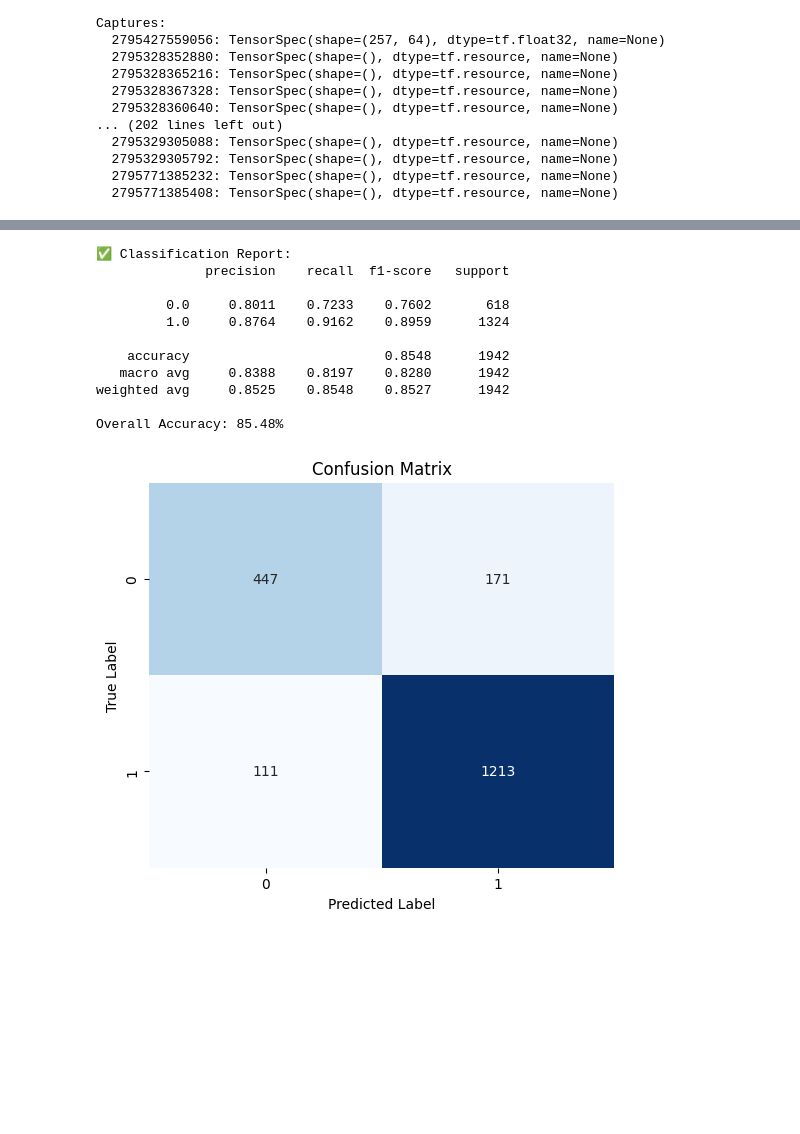
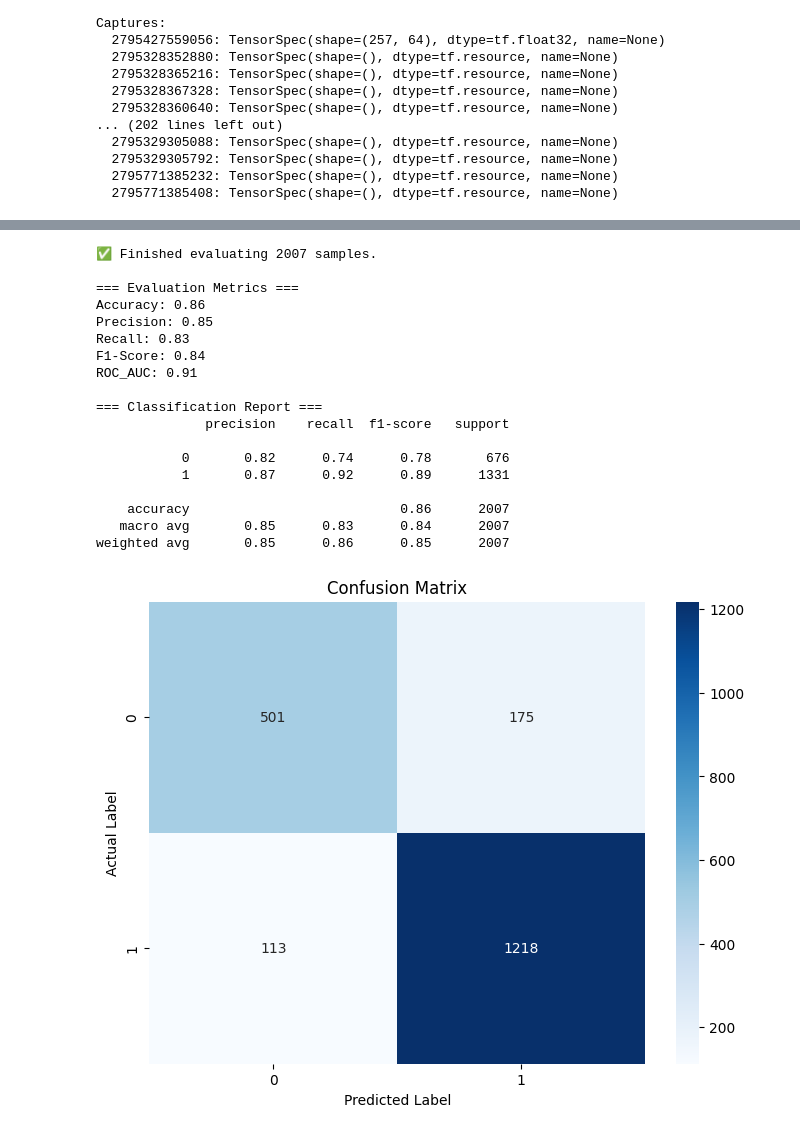
Before and after one commit to AlexPhang-M/CoughDetection_TinyML_KnowledgeDistillation_google-health, a Jupyter notebook: Code.ipynb, the cells around one changed output, grey strips where cells are left out. Cells and saved outputs as stored; diff of their text form; code cells hidden in the pictures; blank space fills up the shorter version.

```diff
--- a/Code.ipynb
+++ b/Code.ipynb
@@ -853,8 +849,6 @@ print("Sklearn intercept_ shape:", classifier.intercept_.shape)
 Sklearn coef_ shape: (1, 1024)
 Sklearn intercept_ shape: (1,)
 # %%
-from tensorflow.keras import layers, Model
-
 base = combined  # (None, 512)
 
 inp = base.input
@@ -866,9 +860,11 @@ concat_emb = layers.Concatenate(axis=-1)([embeddings, embeddings])  # (None, 102
 # Logistic regression head
 output = layers.Dense(1, activation="sigmoid", name="logistic_regression")(concat_emb)
 
-full_model = Model(inputs=concat_emb, outputs=output)
+full_model = Model(inputs=waveform_input, outputs=output)
+lr_model = Model(inputs=concat_emb, outputs=output)
 
 full_model.get_layer("logistic_regression").set_weights([w.reshape(1024, 1), b])
+lr_model.get_layer("logistic_regression").set_weights([w.reshape(1024, 1), b])
 print("✅ Logistic regression weights loaded successfully.")
 # %% [output]
 ✅ Logistic regression weights loaded successfully.
@@ -1121,5 +1088,4 @@ Overall Accuracy: 85.48%
 # %%
-import warnings
 warnings.filterwarnings("ignore", message="PySoundFile failed. Trying audioread instead.")
 
 clf_sklearn = LogisticRegression()
@@ -1178,13 +1144,20 @@ for i, (label_path, audio_path) in enumerate(val_pairs):
 
 # ---------- Summary ----------
 if results:
-    y_true = np.array([r["true_label"] for r in results])
+    # Convert true labels to numeric if necessary
+    label_map = {"positive": 1, "negative": 0, "cough": 1, "non_cough": 0}
+    y_true = np.array([label_map.get(r["true_label"], r["true_label"]) for r in results])
     y_pred = np.array([r["pred_label"] for r in results])
+    y_proba = np.array([r["max_prob"] for r in results])
 
-    acc = np.mean(y_true == y_pred)
-    print(f"\n✅ Validation Accuracy: {acc*100:.2f}% ({len(results)} samples)")
+    # Ensure numeric y_true
+    y_true = np.array([
+        int(x) if isinstance(x, (int, float, np.integer, np.floating)) or str(x).isdigit() else 0
+        for x in y_true
+    ])
+
 else:
-    print("⚠️ No results collected — check file paths or labels.")
+    print("No valid results.")
 # %% [output]
 [1/2007] 0012c608-33d0-4ef7-bde3-75a0b1a0024e.webm | True: 0 | Pred: 0 | AvgProb: 0.064 | MaxProb: 0.064
 [2/2007] 004c24d8-e8cd-4755-86f6-5a1d8c7920c7.webm | True: 1 | Pred: 1 | AvgProb: 0.809 | MaxProb: 1.000
@@ -1350,35 +1179,26 @@ else:
 # %%
-if len(y_true) > 0:
-    cm = confusion_matrix(y_true, y_pred)
-    report = classification_report(y_true, y_pred, digits=4)
-    acc = np.mean(np.array(y_true) == np.array(y_pred))
-
-    print("\n✅ Classification Report:")
-    print(report)
-    print(f"Overall Accuracy: {acc*100:.2f}%")
-
-    # Plot Confusion Matrix
-    plt.figure(figsize=(6, 5))
-    sns.heatmap(cm, annot=True, fmt="d", cmap="Blues", cbar=False)
-    plt.title("Confusion Matrix")
-    plt.xlabel("Predicted Label")
-    plt.ylabel("True Label")
-    plt.show()
-else:
-    print("⚠️ No valid results to compute confusion matrix.")
+print(f"\n✅ Finished evaluating {len(results)} samples.")
+evaluate_and_report(y_true, y_pred, y_proba)
 # %% [output]
-✅ Classification Report:
+✅ Finished evaluating 2007 samples.
+
+=== Evaluation Metrics ===
+Accuracy: 0.86
+Precision: 0.85
+Recall: 0.83
+F1-Score: 0.84
+ROC_AUC: 0.91
+
+=== Classification Report ===
               precision    recall  f1-score   support
 
-         0.0     0.8011    0.7233    0.7602       618
-         1.0     0.8764    0.9162    0.8959      1324
+           0       0.82      0.74      0.78       676
+           1       0.87      0.92      0.89      1331
 
-    accuracy                         0.8548      1942
-   macro avg     0.8388    0.8197    0.8280      1942
-weighted avg     0.8525    0.8548    0.8527      1942
-
-Overall Accuracy: 85.48%
+    accuracy                           0.86      2007
+   macro avg       0.85      0.83      0.84      2007
+weighted avg       0.85      0.86      0.85      2007
-[figure, old version]
+[figure, new version]
 # %%
 phone_dir = r"C:\Users\User\Desktop\Output\phone\Label"
 phone_pairs = load_teacher_student_pairs(phone_dir, audio_dir)
```
Also changed, not shown: parts of 10 cells of this notebook.
